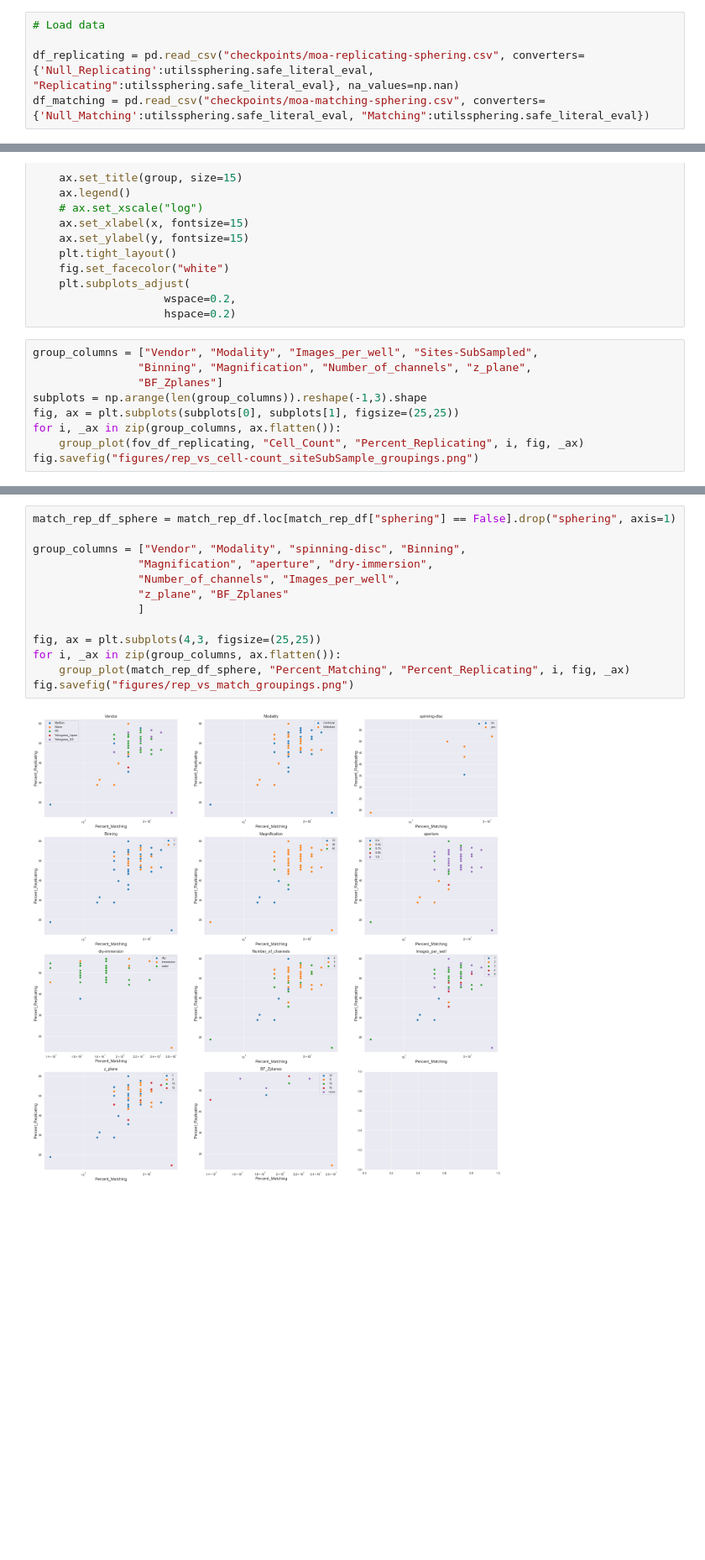
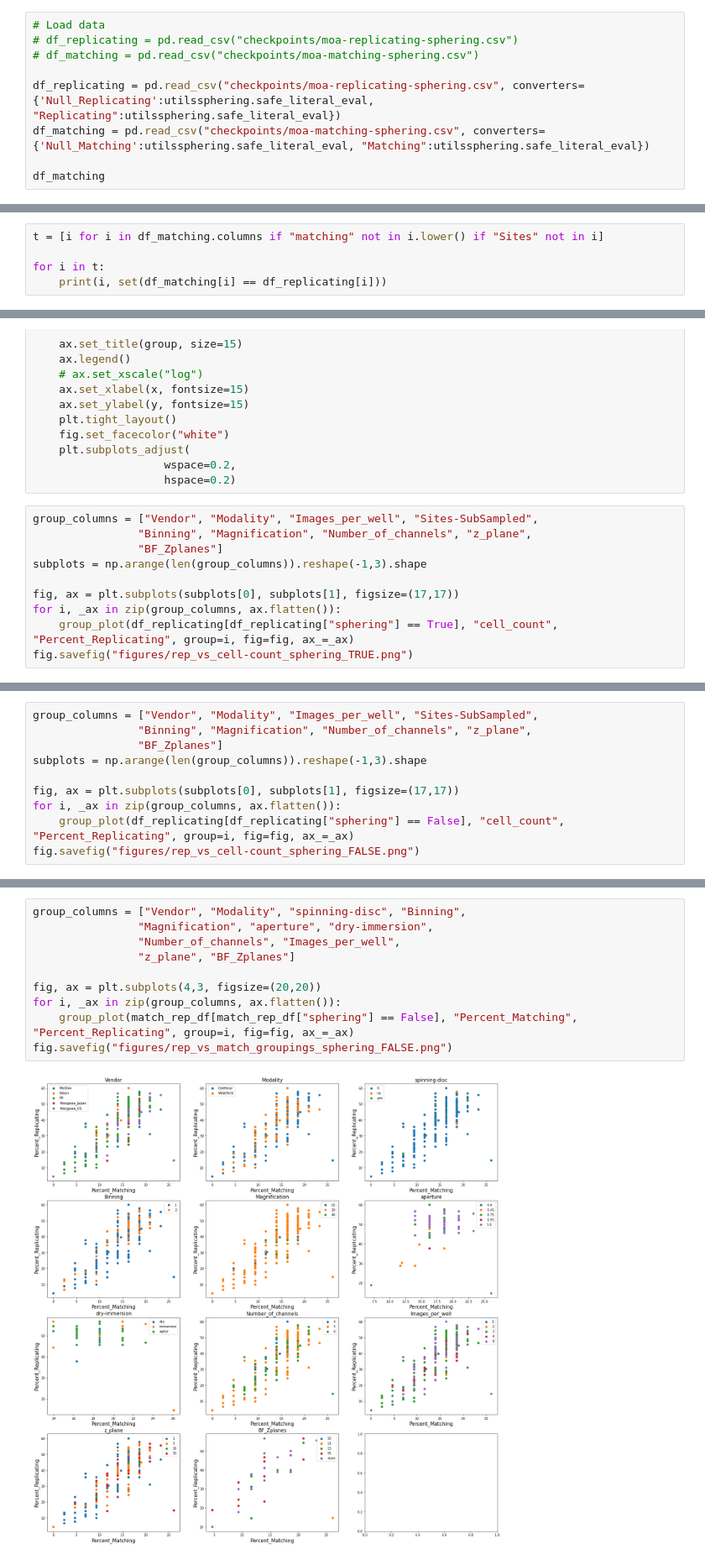
Before and after one commit to jump-cellpainting/jump-scope-analysis, a Jupyter notebook: visualisation.ipynb, the cells around one changed output, grey strips where cells are left out. Shown at 84% size. Saved outputs shown, nothing was run; the diff lists cells and outputs as text; blank space fills up the shorter version.

```diff
--- a/visualisation.ipynb
+++ b/visualisation.ipynb
@@ -8,6 +10,10 @@ import numpy as np
 import seaborn as sns
 # %%
 # Load data
+# df_replicating = pd.read_csv("checkpoints/moa-replicating-sphering.csv")
+# df_matching = pd.read_csv("checkpoints/moa-matching-sphering.csv")
 
-df_replicating = pd.read_csv("checkpoints/moa-replicating-sphering.csv", converters={'Null_Replicating':utilssphering.safe_literal_eval, "Replicating":utilssphering.safe_literal_eval}, na_values=np.nan)
+df_replicating = pd.read_csv("checkpoints/moa-replicating-sphering.csv", converters={'Null_Replicating':utilssphering.safe_literal_eval, "Replicating":utilssphering.safe_literal_eval})
 df_matching = pd.read_csv("checkpoints/moa-matching-sphering.csv", converters={'Null_Matching':utilssphering.safe_literal_eval, "Matching":utilssphering.safe_literal_eval})
+
+df_matching
@@ -37,0 +34,5 @@ fov_df_replicating
+# %%
+t = [i for i in df_matching.columns if "matching" not in i.lower() if "Sites" not in i]
+
+for i in t:
+    print(i, set(df_matching[i] == df_replicating[i]))
@@ -82,8 +162,9 @@ group_columns = ["Vendor", "Modality", "Images_per_well", "Sites-SubSampled",
                 "Binning", "Magnification", "Number_of_channels", "z_plane",
                 "BF_Zplanes"]
 subplots = np.arange(len(group_columns)).reshape(-1,3).shape
-fig, ax = plt.subplots(subplots[0], subplots[1], figsize=(25,25))
+
+fig, ax = plt.subplots(subplots[0], subplots[1], figsize=(17,17))
 for i, _ax in zip(group_columns, ax.flatten()):
-    group_plot(fov_df_replicating, "Cell_Count", "Percent_Replicating", i, fig, _ax)
-fig.savefig("figures/rep_vs_cell-count_siteSubSample_groupings.png")
+    group_plot(df_replicating[df_replicating["sphering"] == True], "cell_count", "Percent_Replicating", group=i, fig=fig, ax_=_ax)
+fig.savefig("figures/rep_vs_cell-count_sphering_TRUE.png")
 # %% [output]
@@ -90,0 +172,10 @@ fig.savefig("figures/rep_vs_cell-count_siteSubSample_groupings.png")
+# %%
+group_columns = ["Vendor", "Modality", "Images_per_well", "Sites-SubSampled",
+                "Binning", "Magnification", "Number_of_channels", "z_plane",
+                "BF_Zplanes"]
+subplots = np.arange(len(group_columns)).reshape(-1,3).shape
+
+fig, ax = plt.subplots(subplots[0], subplots[1], figsize=(17,17))
+for i, _ax in zip(group_columns, ax.flatten()):
+    group_plot(df_replicating[df_replicating["sphering"] == False], "cell_count", "Percent_Replicating", group=i, fig=fig, ax_=_ax)
+fig.savefig("figures/rep_vs_cell-count_sphering_FALSE.png")
@@ -91,15 +205,12 @@ fig.savefig("figures/rep_vs_cell-count_siteSubSample_groupings.png")
 # %%
-match_rep_df_sphere = match_rep_df.loc[match_rep_df["sphering"] == False].drop("sphering", axis=1)
-
 group_columns = ["Vendor", "Modality", "spinning-disc", "Binning",
                 "Magnification", "aperture", "dry-immersion",
                 "Number_of_channels", "Images_per_well",
-                "z_plane", "BF_Zplanes"
-                ]
+                "z_plane", "BF_Zplanes"]
 
-fig, ax = plt.subplots(4,3, figsize=(25,25))
+fig, ax = plt.subplots(4,3, figsize=(20,20))
 for i, _ax in zip(group_columns, ax.flatten()):
-    group_plot(match_rep_df_sphere, "Percent_Matching", "Percent_Replicating", i, fig, _ax)
-fig.savefig("figures/rep_vs_match_groupings.png")
+    group_plot(match_rep_df[match_rep_df["sphering"] == False], "Percent_Matching", "Percent_Replicating", group=i, fig=fig, ax_=_ax)
+fig.savefig("figures/rep_vs_match_groupings_sphering_FALSE.png")
 # %% [output]
-[figure, old version]
+[figure, new version]
```
Also changed, not shown: parts of 16 cells of this notebook.
